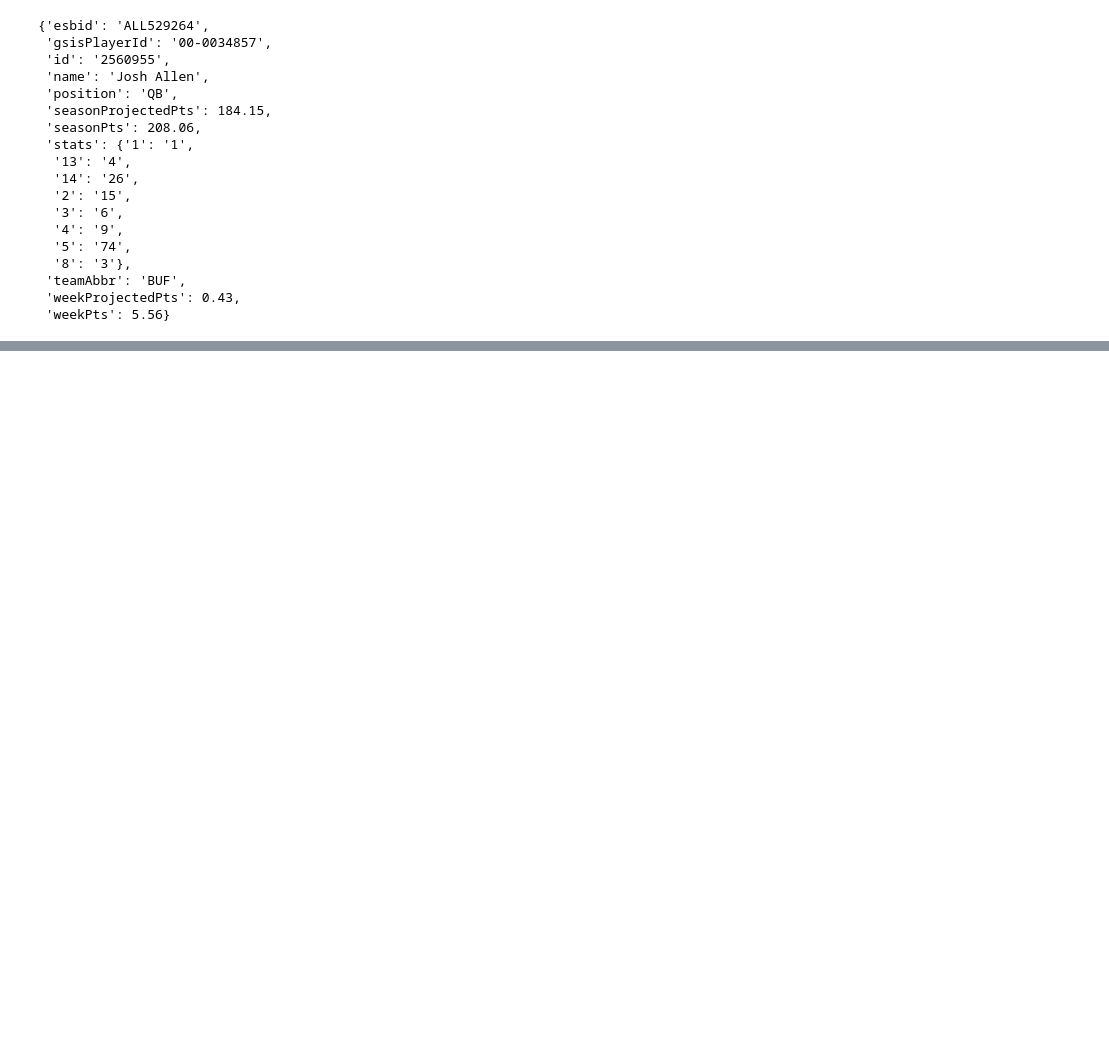
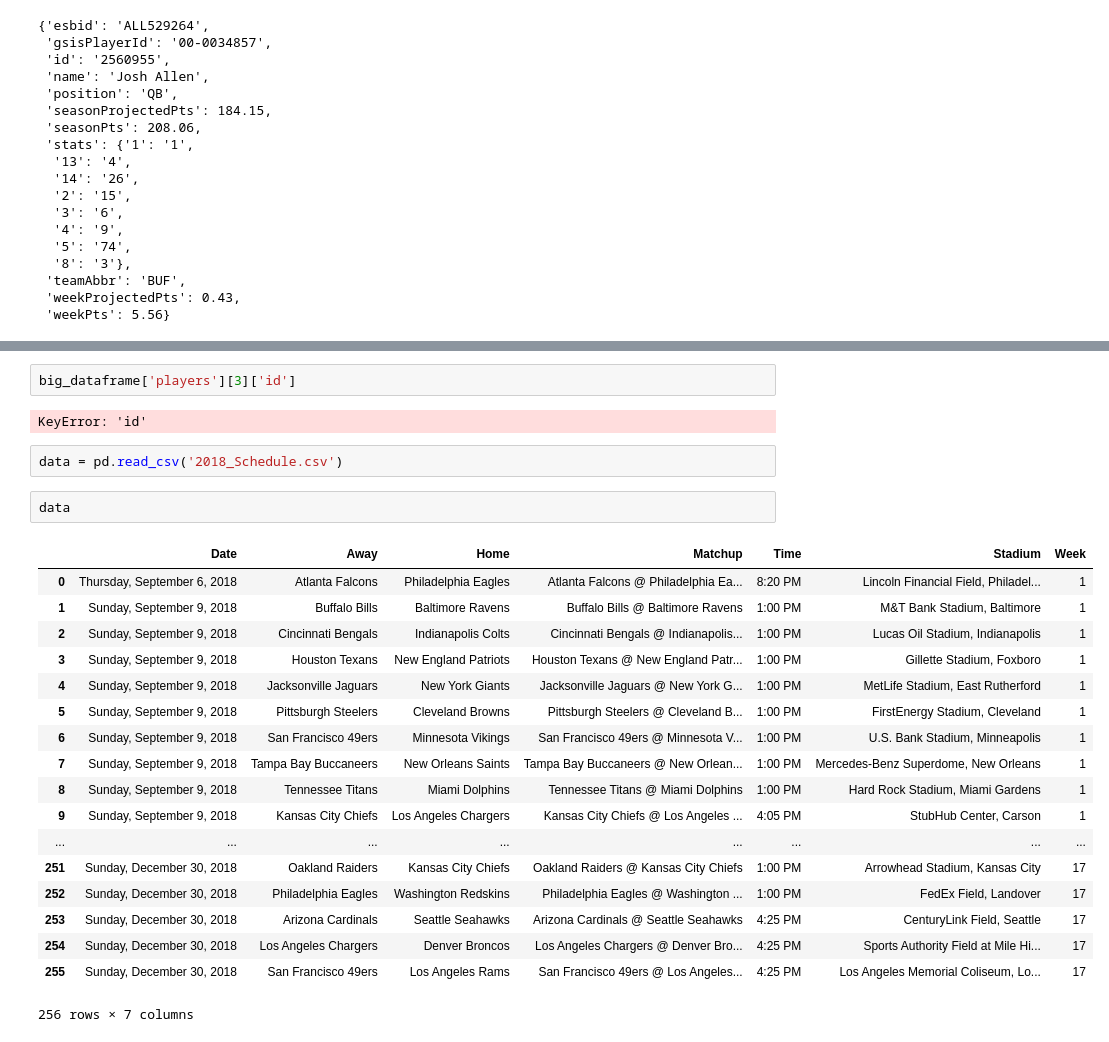
Before and after one commit to Rirvine11/NFLETL, a Jupyter notebook: Untitled3.ipynb, the cells around one changed output, grey strips where cells are left out. Saved outputs shown, nothing was run; the diff lists cells and outputs as text; blank space fills up the shorter version.

```diff
--- a/Untitled3.ipynb
+++ b/Untitled3.ipynb
@@ -135,0 +160,27 @@ UnicodeDecodeError: 'utf-8' codec can't decode byte 0xa0 in position 0: invalid
+# %%
+big_dataframe['players'][3]['id']
+# %% [output]
+KeyError: 'id'
+# %%
+data = pd.read_csv('2018_Schedule.csv')
+# %%
+data
+# %% [output]
+|  | Date | Away | Home | Matchup | Time | Stadium | Week |
+| 0 | Thursday, September 6, 2018 | Atlanta Falcons | Philadelphia Eagles | Atlanta Falcons @ Philadelphia Ea... | 8:20 PM | Lincoln Financial Field, Philadel... | 1 |
+| 1 | Sunday, September 9, 2018 | Buffalo Bills | Baltimore Ravens | Buffalo Bills @ Baltimore Ravens | 1:00 PM | M&T Bank Stadium, Baltimore | 1 |
+| 2 | Sunday, September 9, 2018 | Cincinnati Bengals | Indianapolis Colts | Cincinnati Bengals @ Indianapolis... | 1:00 PM | Lucas Oil Stadium, Indianapolis | 1 |
+| 3 | Sunday, September 9, 2018 | Houston Texans | New England Patriots | Houston Texans @ New England Patr... | 1:00 PM | Gillette Stadium, Foxboro | 1 |
+| 4 | Sunday, September 9, 2018 | Jacksonville Jaguars | New York Giants | Jacksonville Jaguars @ New York G... | 1:00 PM | MetLife Stadium, East Rutherford | 1 |
+| 5 | Sunday, September 9, 2018 | Pittsburgh Steelers | Cleveland Browns | Pittsburgh Steelers @ Cleveland B... | 1:00 PM | FirstEnergy Stadium, Cleveland | 1 |
+| 6 | Sunday, September 9, 2018 | San Francisco 49ers | Minnesota Vikings | San Francisco 49ers @ Minnesota V... | 1:00 PM | U.S. Bank Stadium, Minneapolis | 1 |
+| 7 | Sunday, September 9, 2018 | Tampa Bay Buccaneers | New Orleans Saints | Tampa Bay Buccaneers @ New Orlean... | 1:00 PM | Mercedes-Benz Superdome, New Orleans | 1 |
+| 8 | Sunday, September 9, 2018 | Tennessee Titans | Miami Dolphins | Tennessee Titans @ Miami Dolphins | 1:00 PM | Hard Rock Stadium, Miami Gardens | 1 |
+| 9 | Sunday, September 9, 2018 | Kansas City Chiefs | Los Angeles Chargers | Kansas City Chiefs @ Los Angeles ... | 4:05 PM | StubHub Center, Carson | 1 |
+| ... | ... | ... | ... | ... | ... | ... | ... |
+| 251 | Sunday, December 30, 2018 | Oakland Raiders | Kansas City Chiefs | Oakland Raiders @ Kansas City Chiefs | 1:00 PM | Arrowhead Stadium, Kansas City | 17 |
+| 252 | Sunday, December 30, 2018 | Philadelphia Eagles | Washington Redskins | Philadelphia Eagles @ Washington ... | 1:00 PM | FedEx Field, Landover | 17 |
+| 253 | Sunday, December 30, 2018 | Arizona Cardinals | Seattle Seahawks | Arizona Cardinals @ Seattle Seahawks | 4:25 PM | CenturyLink Field, Seattle | 17 |
+| 254 | Sunday, December 30, 2018 | Los Angeles Chargers | Denver Broncos | Los Angeles Chargers @ Denver Bro... | 4:25 PM | Sports Authority Field at Mile Hi... | 17 |
+| 255 | Sunday, December 30, 2018 | San Francisco 49ers | Los Angeles Rams | San Francisco 49ers @ Los Angeles... | 4:25 PM | Los Angeles Memorial Coliseum, Lo... | 17 |
+256 rows × 7 columns
```
Also changed, not shown: parts of 7 cells of this notebook, 2 other files.
